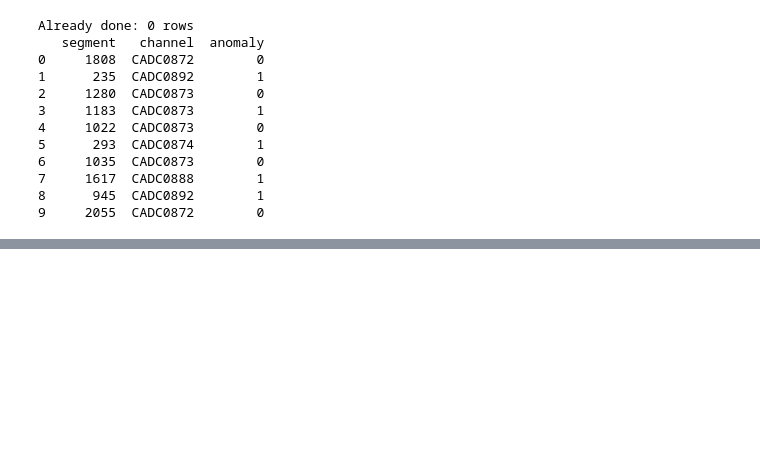
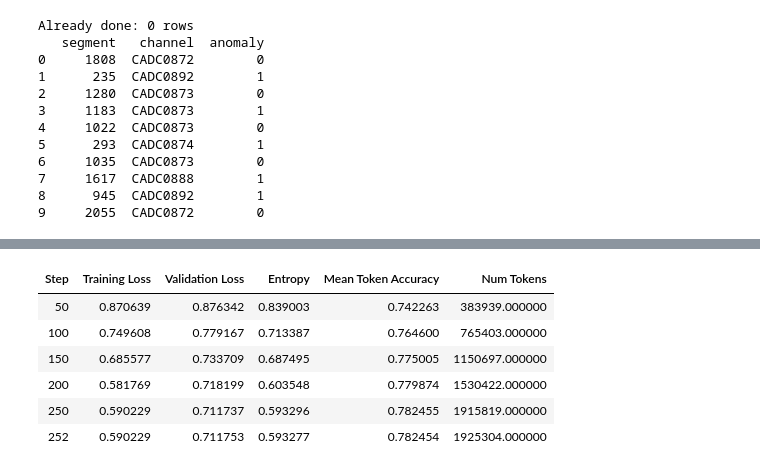
Before and after one commit to Tegh25/Satellite-Anomaly-Detector, a Jupyter notebook: model/anomaly_detection_finetune.ipynb, the cells around one changed output, grey strips where cells are left out. Saved outputs shown, nothing was run; the diff lists cells and outputs as text; code cells hidden in the pictures; blank space fills up the shorter version.

Commit message:
Perform report data formatting and complete QLoRA finetuning

```diff
--- a/model/anomaly_detection_finetune.ipynb
+++ b/model/anomaly_detection_finetune.ipynb
@@ -323,0 +585,73 @@ Already done: 0 rows
+# %%
+from datasets import Dataset
+from trl import SFTConfig, SFTTrainer
+
+def to_ds(recs):
+    return Dataset.from_list([{'prompt': r['prompt'], 'completion': r['completion']} for r in recs])
+
+train_ds, val_ds = to_ds(train_recs), to_ds(val_recs)
+
+ckpt_dir = OUT_DIR / ('checkpoints_smoke' if SMOKE_TEST else 'checkpoints')
+
+args = SFTConfig(
+    output_dir=str(ckpt_dir),
+    num_train_epochs=3,
+    max_steps=10 if SMOKE_TEST else -1,
+    per_device_train_batch_size=4,
+    per_device_eval_batch_size=4,
+    gradient_accumulation_steps=4,
+    learning_rate=2e-4,
+    lr_scheduler_type='cosine',
+    warmup_steps=8,
+    max_length=MAX_LEN,
+    gradient_checkpointing=True,
+    gradient_checkpointing_kwargs={'use_reentrant': False},
+    bf16=USE_BF16,
+    fp16=not USE_BF16,
+    logging_steps=5,
+    eval_strategy='steps',
+    eval_steps=10 if SMOKE_TEST else 50,
+    save_strategy='steps',
+    save_steps=10 if SMOKE_TEST else 50,
+    save_total_limit=2,
+    load_best_model_at_end=not SMOKE_TEST,
+    metric_for_best_model='eval_loss',
+    greater_is_better=False,
+    report_to='none',
+    seed=SEED,
+)
+
+trainer = SFTTrainer(
+    model=model,
+    args=args,
+    train_dataset=train_ds,
+    eval_dataset=val_ds,
+    processing_class=tok,
+    peft_config=lora_config,
+)
+trainer.model.print_trainable_parameters()
+
+last_ckpt = None
+found = sorted(ckpt_dir.glob('checkpoint-*'), key=lambda p: int(p.name.split('-')[1]))
+if found and not SMOKE_TEST:
+    last_ckpt = str(found[-1])
+    print('Resuming from', last_ckpt)
+
+trainable = lambda: {p.dtype for p in trainer.model.parameters() if p.requires_grad}
+print('trainable dtypes before:', trainable())
+
+if not USE_BF16:   # fp16 mixed precision needs fp32 trainable weights
+    for p in trainer.model.parameters():
+        if p.requires_grad and p.dtype != torch.float32:
+            p.data = p.data.to(torch.float32)
+
+print('trainable dtypes after:', trainable())
+
+result = trainer.train(resume_from_checkpoint=last_ckpt)
+
+if SMOKE_TEST:
+    per_step = result.metrics['train_runtime'] / 10
+    total_steps = int(np.ceil(len(train_ds) / 16)) * 3
+    print(f'\n~{per_step:.0f} s/step. Full run is {total_steps} steps, roughly {per_step * total_steps / 3600:.1f} hours.')
+    print('Smoke test passed if you got here without errors. Set SMOKE_TEST = False, then rerun from the config cell.')
+# %% [output]
@@ -323,0 +662,7 @@ Already done: 0 rows
+| Step | Training Loss | Validation Loss | Entropy | Mean Token Accuracy | Num Tokens |
+| 50 | 0.870639 | 0.876342 | 0.839003 | 0.742263 | 383939.000000 |
+| 100 | 0.749608 | 0.779167 | 0.713387 | 0.764600 | 765403.000000 |
+| 150 | 0.685577 | 0.733709 | 0.687495 | 0.775005 | 1150697.000000 |
+| 200 | 0.581769 | 0.718199 | 0.603548 | 0.779874 | 1530422.000000 |
+| 250 | 0.590229 | 0.711737 | 0.593296 | 0.782455 | 1915819.000000 |
+| 252 | 0.590229 | 0.711753 | 0.593277 | 0.782454 | 1925304.000000 |
```
Also changed, not shown: parts of 15 cells of this notebook.
